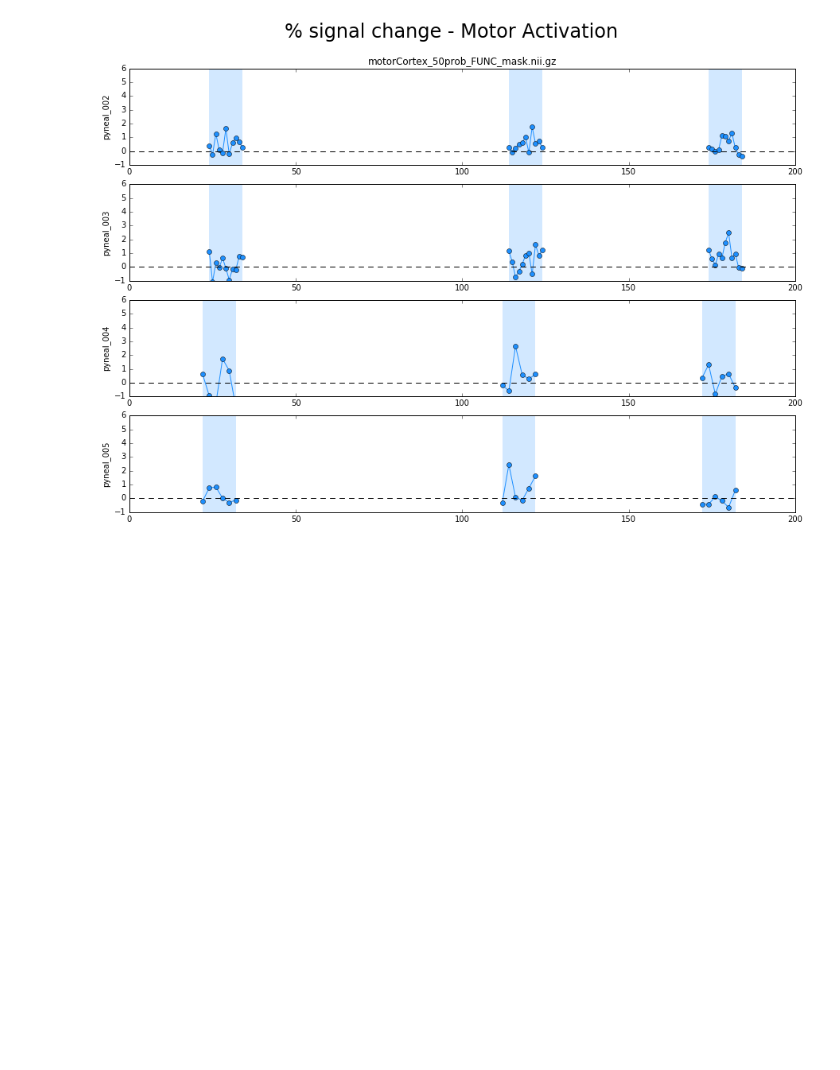
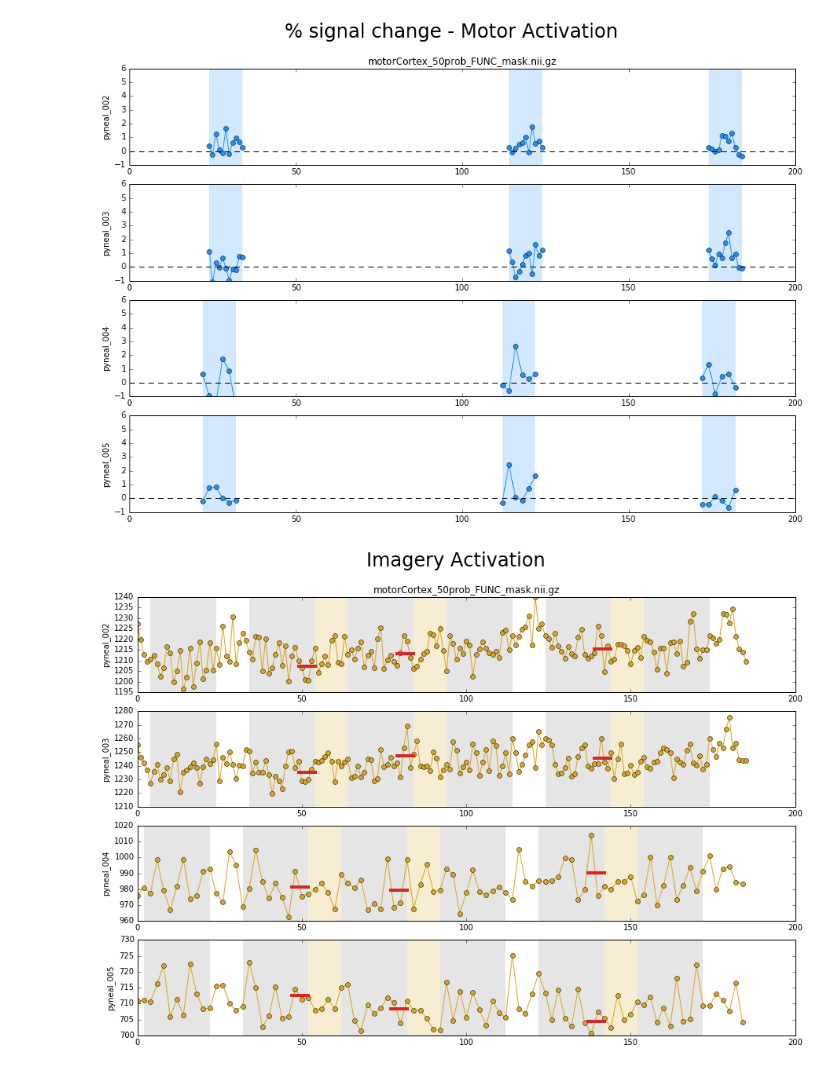
Before and after one commit to jeffmacinnes/b2b, a Jupyter notebook: analysis/subject001_ROIanalyses.ipynb, the cells around one changed output. Cells and saved outputs as stored; diff of their text form; code cells hidden in the pictures; blank space fills up the shorter version.

```diff
--- a/analysis/subject001_ROIanalyses.ipynb
+++ b/analysis/subject001_ROIanalyses.ipynb
@@ -411,3 +411,7 @@ plotRaw('motor', 'motorCortex_50prob_FUNC_mask.nii.gz')
 plotPercent('motor', 'motorCortex_50prob_FUNC_mask.nii.gz')
 # %% [output]
 [figure]
+# %%
+plotRaw('imagery', 'motorCortex_50prob_FUNC_mask.nii.gz')
+# %% [output]
+[figure, added]
```
Also changed, not shown: parts of 1 cell of this notebook, 2 other files.
